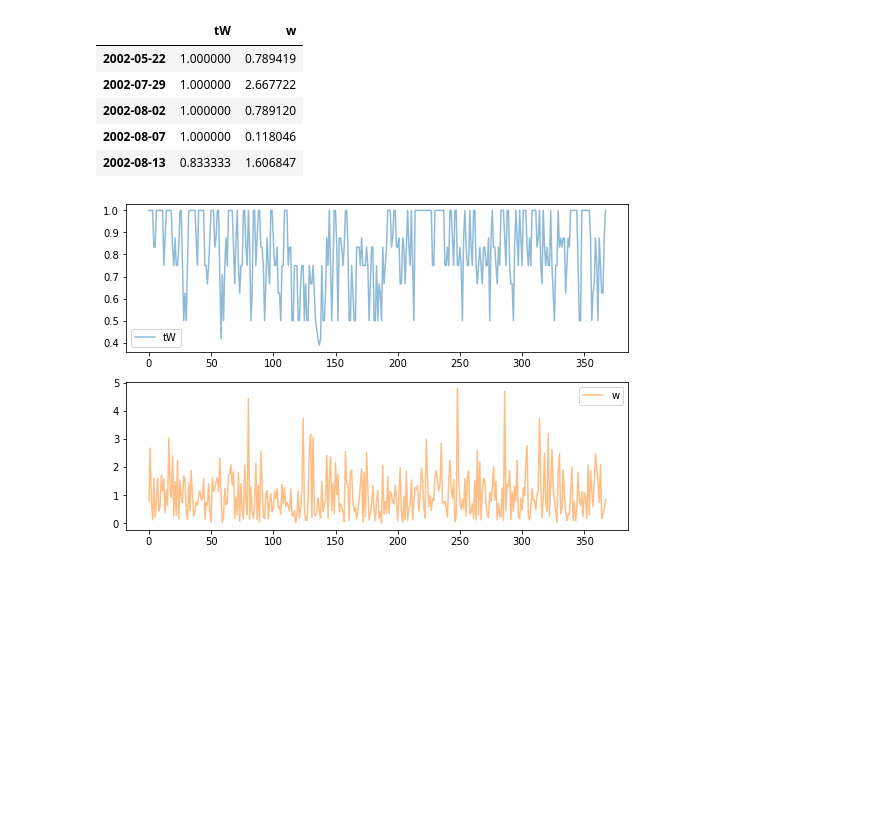
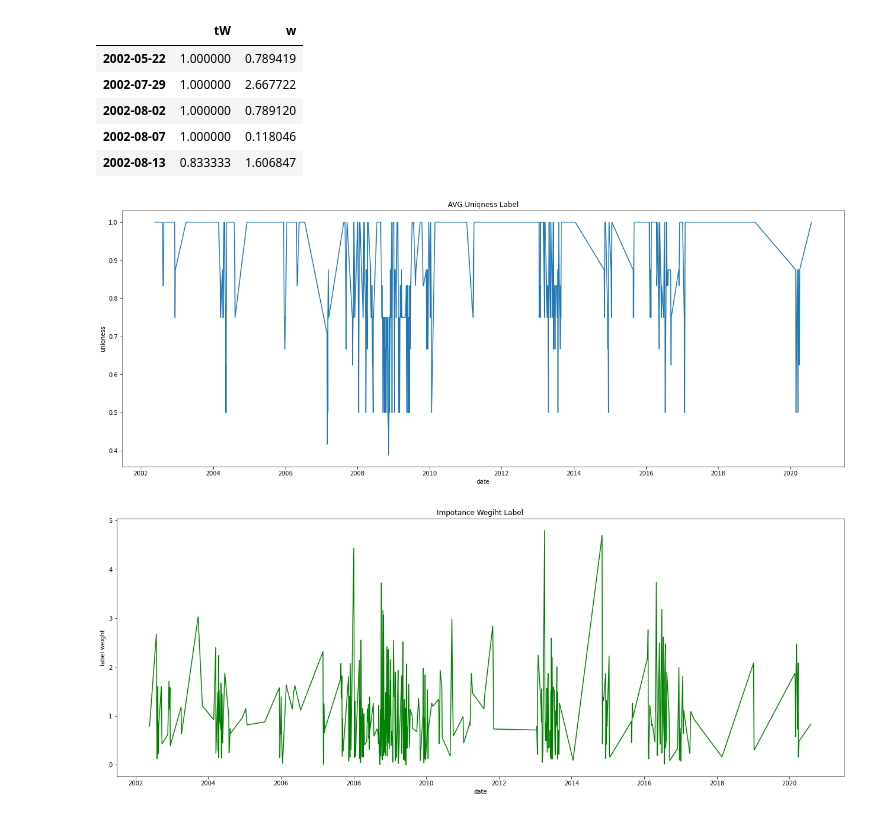
Before and after one commit to ktsuchida11/AIWorkshop202110, a Jupyter notebook: fin_ml_chapter4.ipynb, the cells around one changed output. Cells and saved outputs as stored; diff of their text form; code cells hidden in the pictures; blank space fills up the shorter version.

```diff
--- a/fin_ml_chapter4.ipynb
+++ b/fin_ml_chapter4.ipynb
@@ -769,9 +791,29 @@ out.head()
 | 2002-08-02 | 1.000000 | 0.789120 |
 | 2002-08-07 | 1.000000 | 0.118046 |
 | 2002-08-13 | 0.833333 | 1.606847 |
-# %%
-fig, ax = plt.subplots(figsize=(9,6))
-out.reset_index(drop=True).plot(subplots=True, alpha=0.5, ax=ax);
-# %% [output]
-[figure, removed]
+# %%
+#fig, ax = plt.subplots(figsize=(9,6))
+#out.reset_index(drop=True).plot(subplots=True, alpha=0.5, ax=ax);
+#plt.show()
+
+# グラフ表示
+plt.rcParams["figure.figsize"] = figure_size
+plt.plot(out.index, out['tW'][:])
+plt.title("AVG Uniqness Label")
+plt.xlabel('date')
+plt.ylabel('uniqness')
+
+plt.show()
+
+# グラフ表示
+plt.rcParams["figure.figsize"] = figure_size
+plt.plot(out.index, out['w'][:],color="green")
+plt.title("Impotance Wegiht Label")
+plt.xlabel('date')
+plt.ylabel('label weight')
+
+plt.show()
+# %% [output]
+[figure, added]
+[figure, added]
 # %% [markdown]
```
Also changed, not shown: parts of 34 cells of this notebook.
